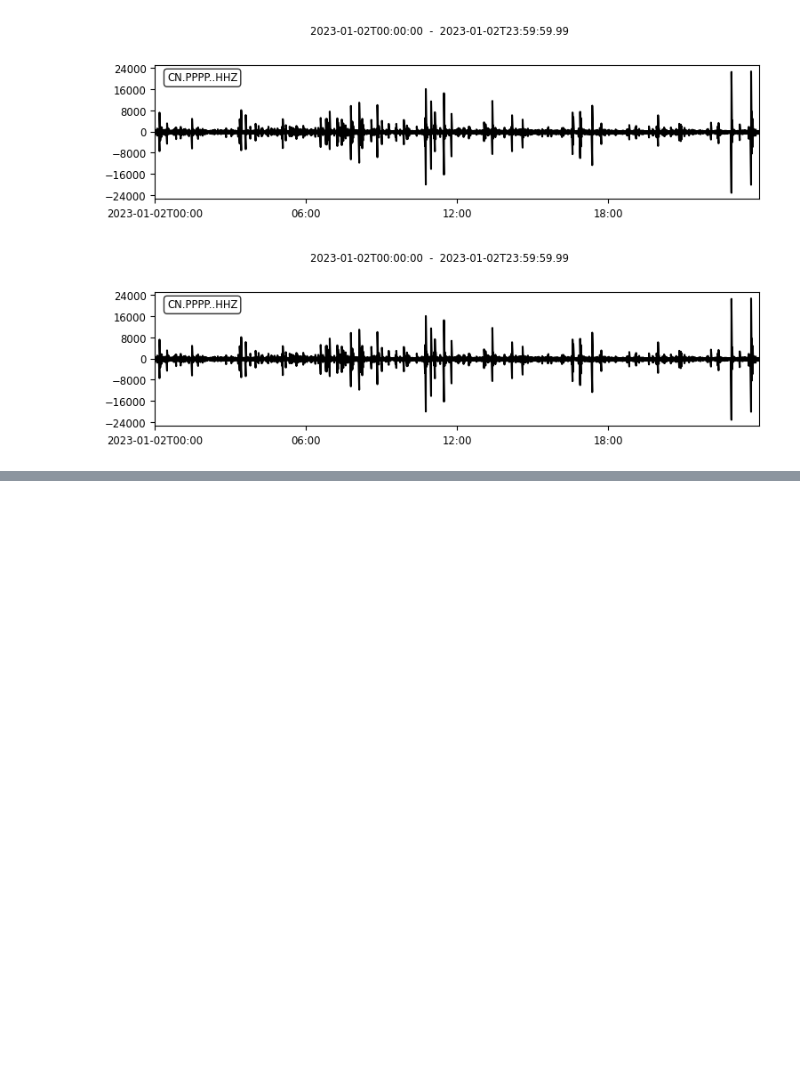
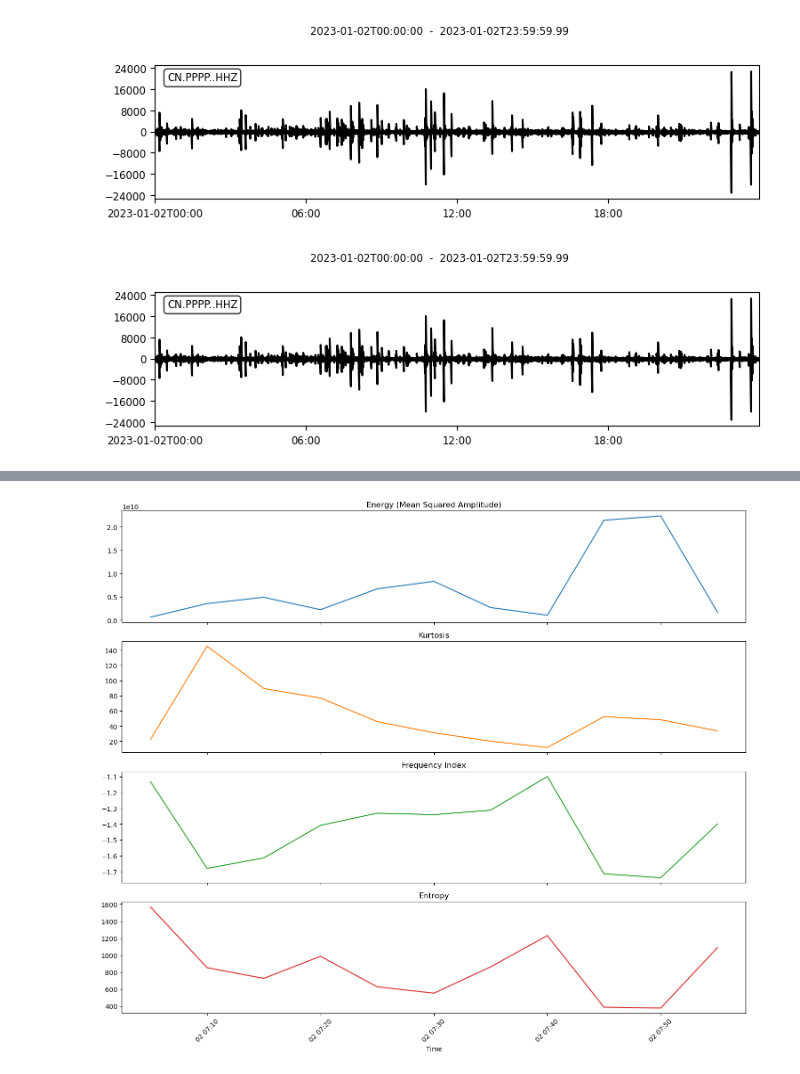
Before and after one commit to javierMoG/PopocatepetlVolcano, a Jupyter notebook: src/test_features.ipynb, the cells around one changed output, grey strips where cells are left out. Cells and saved outputs as stored; diff of their text form; code cells hidden in the pictures; blank space fills up the shorter version.

```diff
--- a/src/test_features.ipynb
+++ b/src/test_features.ipynb
@@ -119,18 +49,4 @@ def calculate_entropy_windowed(trace, window_size_seconds=600, overlap=0.5):
 # %%
 # Example usage:
 # Assuming you have a trace object called 'trace'
-entropy_df = calculate_entropy_windowed(filtered_signal[0], window_size_seconds=600, overlap=0.5)
-
-# Display the results
-print(f"Calculated energy for {len(entropy_df)} windows")
-print(entropy_df.head())
-
-plt.figure(figsize=(12, 6))
-plt.plot(entropy_df['timestamp'], entropy_df['entropy'])
-plt.xlabel('Time')
-plt.ylabel('Entropy')
-plt.title('Seismic Entropy (10-minute windows, 50% overlap)')
-plt.xticks(rotation=45)
-plt.grid(True)
-plt.tight_layout()
-plt.show()
+features_df = ft.calculate_features(filtered_signal[0], s_low[0], s_high[0], window_size_seconds=600, overlap=0.5)
@@ -247,0 +53,21 @@ Calculated frecuency index for 11 windows
+# %%
+# Plot all four statistical features in separate subplots
+fig, axes = plt.subplots(nrows=4, ncols=1, figsize=(14, 12), sharex=True)
+
+axes[0].plot(features_df['timestamp'], features_df['energy'], color='tab:blue')
+axes[0].set_title('Energy (Mean Squared Amplitude)')
+
+axes[1].plot(features_df['timestamp'], features_df['kurtosis'], color='tab:orange')
+axes[1].set_title('Kurtosis')
+
+axes[2].plot(features_df['timestamp'], features_df['frequency_index'], color='tab:green')
+axes[2].set_title('Frequency Index')
+
+axes[3].plot(features_df['timestamp'], features_df['entropy'], color='tab:red')
+axes[3].set_title('Entropy')
+axes[3].set_xlabel('Time')
+
+plt.xticks(rotation=45)
+plt.tight_layout()
+# %% [output]
+[figure, added]
```
Also changed, not shown: parts of 7 cells of this notebook.
